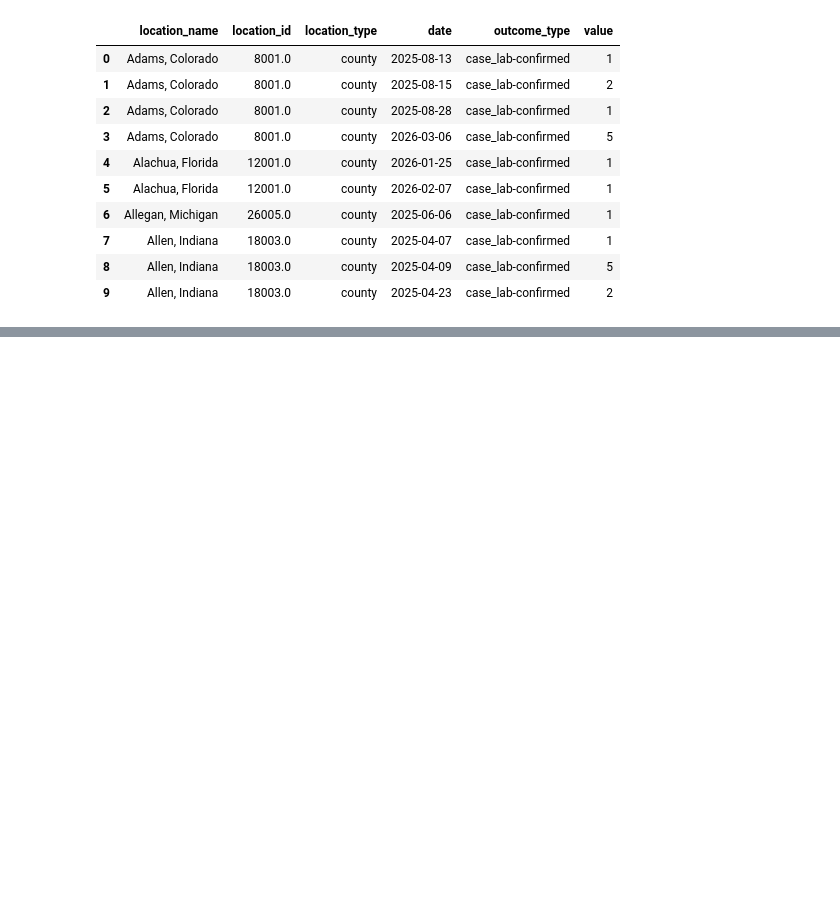
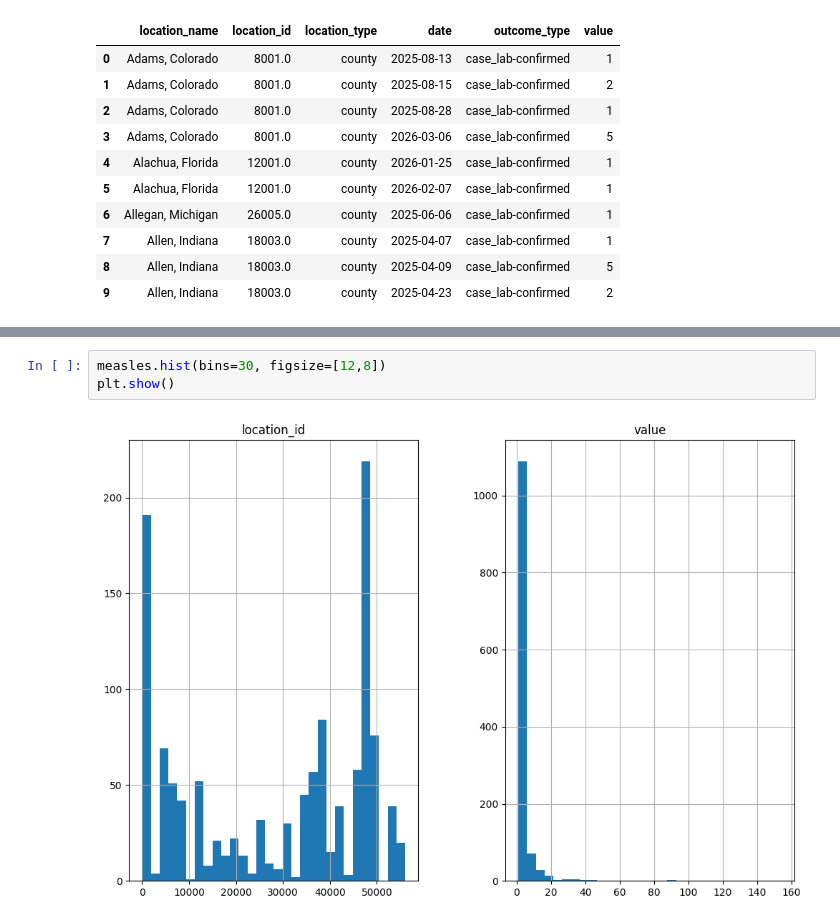
Before and after one commit to Megan-Chastain1/Measles_Early_Warning, a Jupyter notebook: Notebook/Measles.ipynb, the cells around one changed output, grey strips where cells are left out. Cells and saved outputs as stored; diff of their text form; blank space fills up the shorter version.

```diff
--- a/Notebook/Measles.ipynb
+++ b/Notebook/Measles.ipynb
@@ -59,0 +76,5 @@ measles.head(10)
+# %%
+measles.hist(bins=30, figsize=[12,8])
+plt.show()
+# %% [output]
+[figure, added]
```
Also changed, not shown: parts of 10 cells of this notebook, 1 other file.
